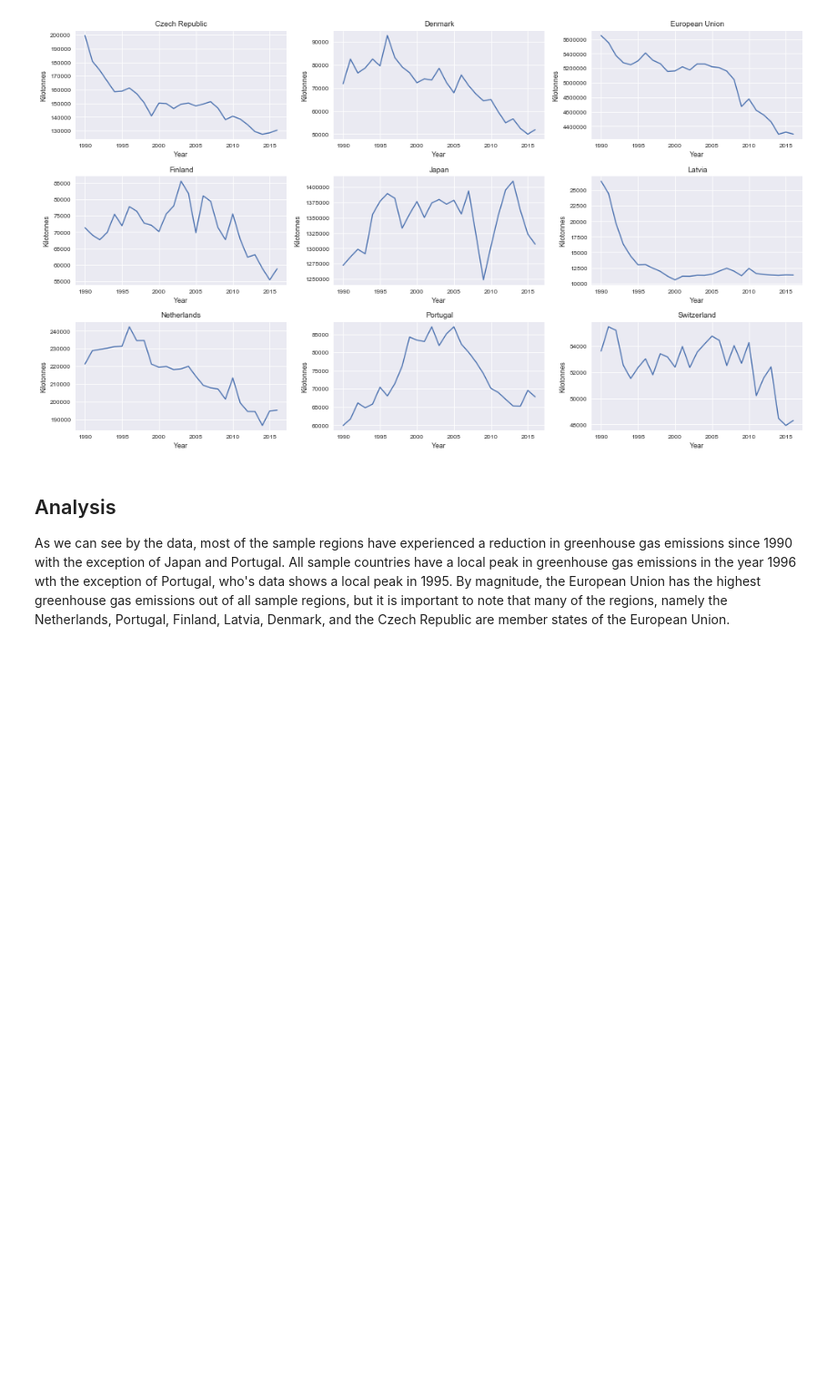
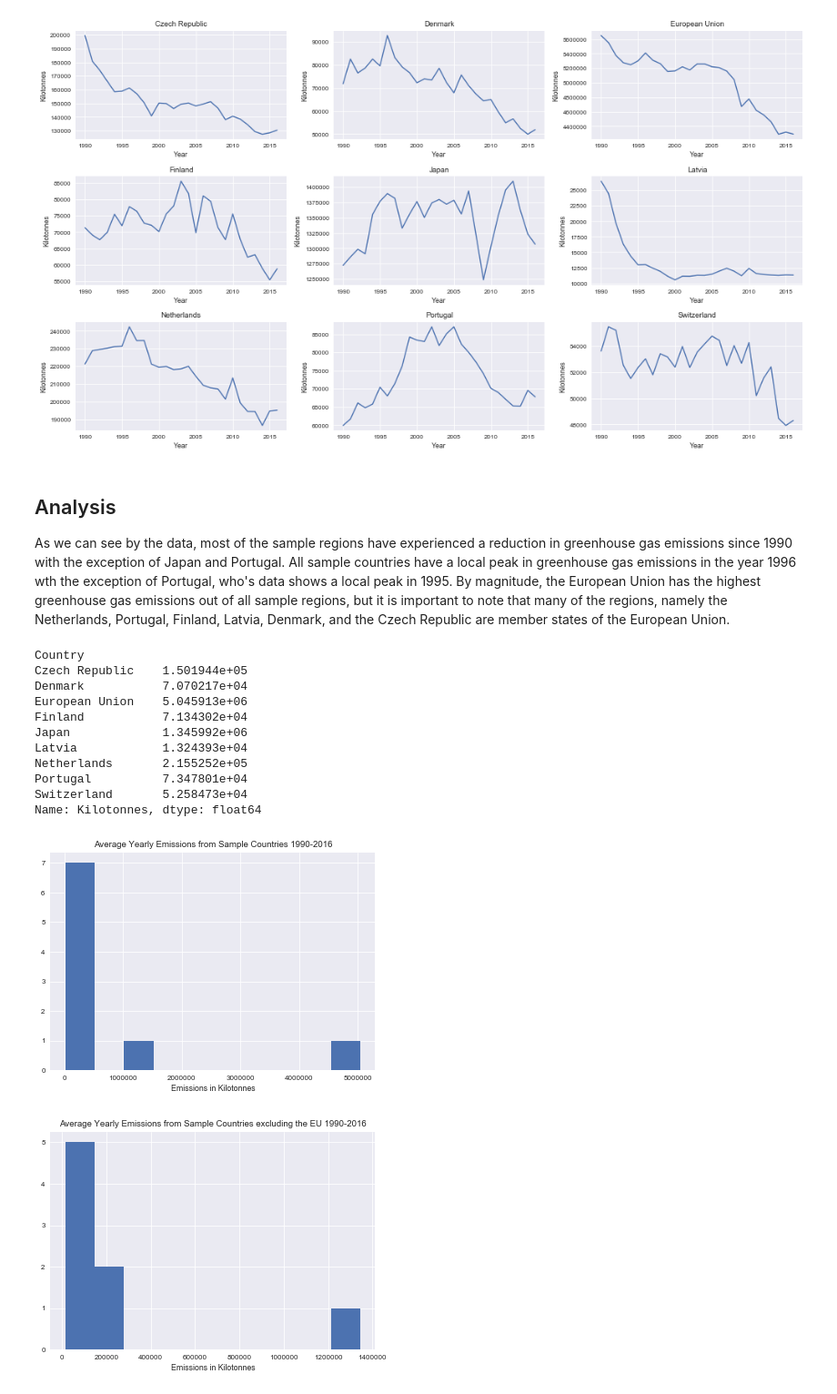
Before and after one commit to Cervantes92/un-emissions-data-analysis, a Jupyter notebook: main.py.ipynb, the cells around one changed output. Shown: that part at 91% size. Drawn from its saved outputs; the diff is of its cells as text; code cells hidden in the pictures; blank space fills up the shorter version.

```diff
--- a/main.py.ipynb
+++ b/main.py.ipynb
@@ -59,3 +59,36 @@ plt.show()
 # %% [markdown]
 <h2>Analysis</h2>
 <p>As we can see by the data, most of the sample regions have experienced a reduction in greenhouse gas emissions since 1990 with the exception of Japan and Portugal. All sample countries have a local peak in greenhouse gas emissions in the year 1996 wth the exception of Portugal, who's data shows a local peak in 1995. By magnitude, the European Union has the highest greenhouse gas emissions out of all sample regions, but it is important to note that many of the regions, namely the Netherlands, Portugal, Finland, Latvia, Denmark, and the Czech Republic are member states of the European Union.</p>
+# %%
+#Take the mean for the year 2016
+#means16 = df.loc[lambda df: df['Year'] == 2016]
+
+#Overall mean
+meansAll = df.groupby('Country')['Kilotonnes'].mean()
+print(meansAll)
+plt.title("Average Yearly Emissions from Sample Countries 1990-2016")
+plt.hist(meansAll)
+plt.xlabel('Emissions in Kilotonnes')
+plt.show()
+
+meansNoEU = df.loc[lambda df: df['Country'] != 'European Union'].groupby('Country')['Kilotonnes'].mean()
+plt.title("Average Yearly Emissions from Sample Countries excluding the EU 1990-2016")
+plt.hist(meansNoEU)
+plt.xlabel('Emissions in Kilotonnes')
+plt.show()
+
+#I'll figure out why my boolean operators weren't working in the lambda function when I tried to remove both the EU and JP later
+# %% [output]
+Country
+Czech Republic    1.501944e+05
+Denmark           7.070217e+04
+European Union    5.045913e+06
+Finland           7.134302e+04
+Japan             1.345992e+06
+Latvia            1.324393e+04
+Netherlands       2.155252e+05
+Portugal          7.347801e+04
+Switzerland       5.258473e+04
+Name: Kilotonnes, dtype: float64
+[figure, added]
+[figure, added]
```
Also changed, not shown: parts of 3 cells of this notebook.
